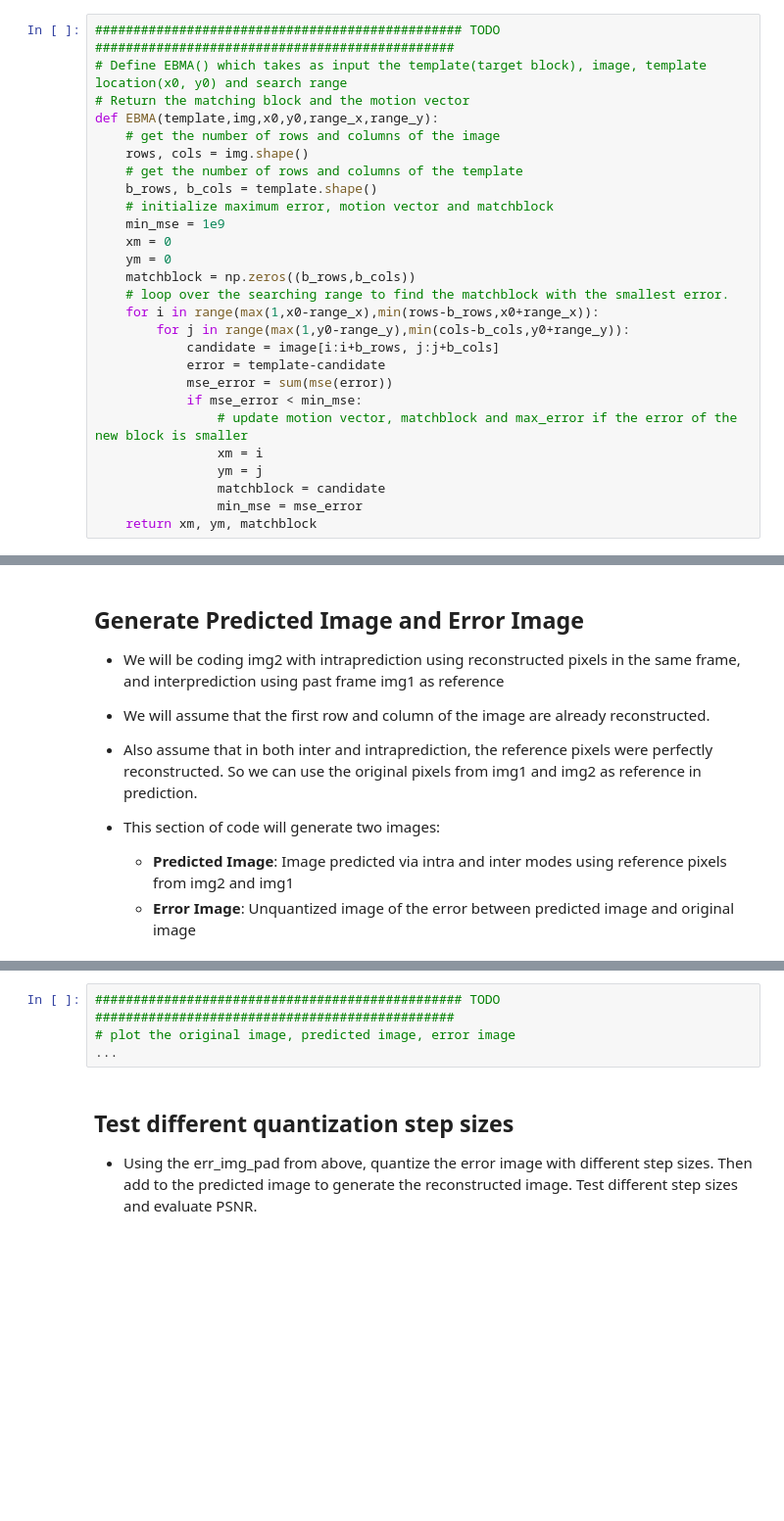
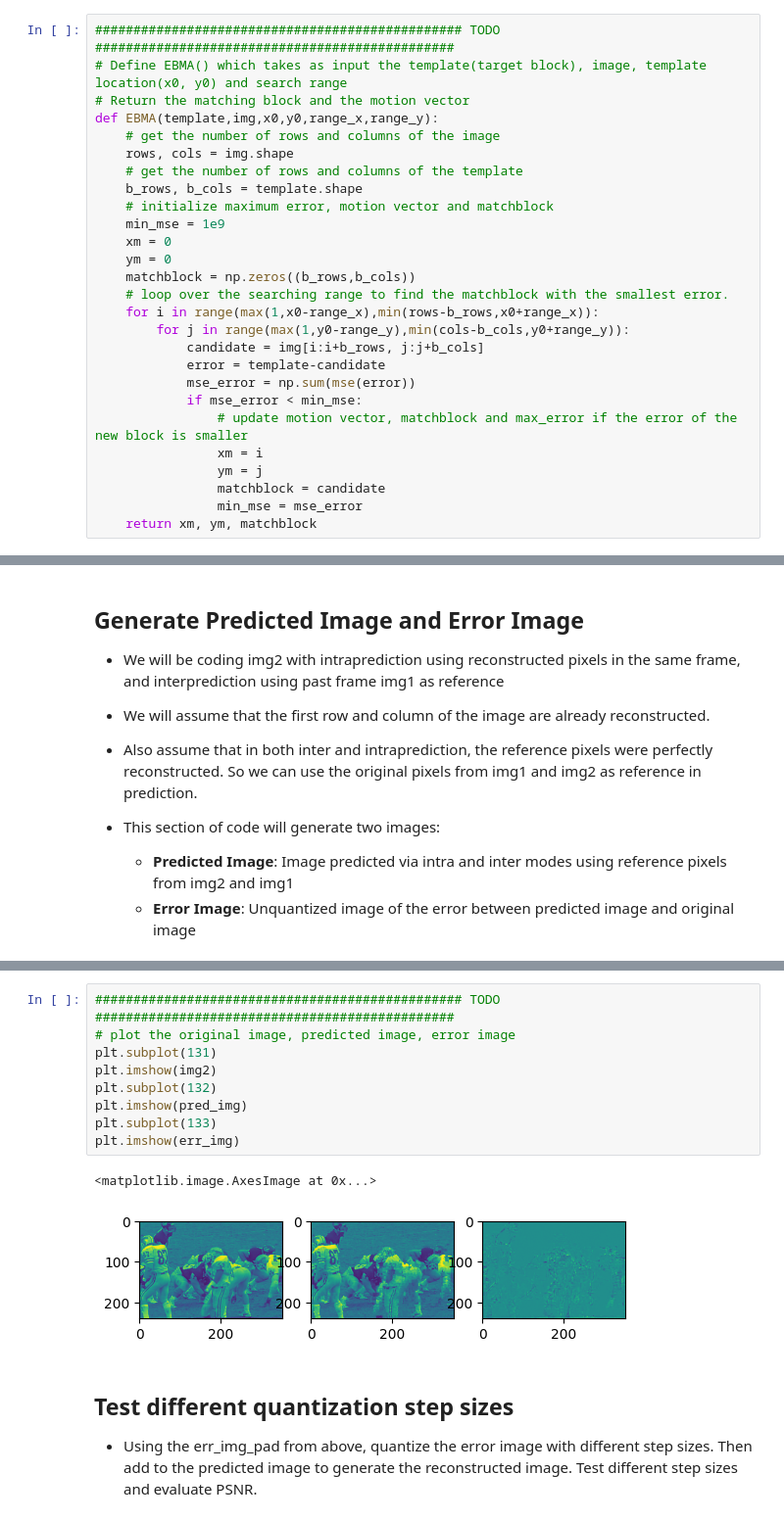
Before and after one commit to avani1998/ECE-6123-Image-and-Video-Processing, a Jupyter notebook: homework6.ipynb, the cells around one changed output, grey strips where cells are left out. Shown at 98% size. Drawn from its saved outputs; the diff is of its cells as text; blank space fills up the shorter version.

```diff
--- a/homework6.ipynb
+++ b/homework6.ipynb
@@ -87,9 +87,9 @@ def mse(error):
 # Return the matching block and the motion vector
 def EBMA(template,img,x0,y0,range_x,range_y):
     # get the number of rows and columns of the image
-    rows, cols = img.shape()
+    rows, cols = img.shape
     # get the number of rows and columns of the template
-    b_rows, b_cols = template.shape()
+    b_rows, b_cols = template.shape
     # initialize maximum error, motion vector and matchblock
     min_mse = 1e9
     xm = 0
@@ -98,9 +98,9 @@ def EBMA(template,img,x0,y0,range_x,range_y):
     # loop over the searching range to find the matchblock with the smallest error.
     for i in range(max(1,x0-range_x),min(rows-b_rows,x0+range_x)):
         for j in range(max(1,y0-range_y),min(cols-b_cols,y0+range_y)):
-            candidate = image[i:i+b_rows, j:j+b_cols]
+            candidate = img[i:i+b_rows, j:j+b_cols]
             error = template-candidate
-            mse_error = sum(mse(error))
+            mse_error = np.sum(mse(error))
             if mse_error < min_mse:
                 # update motion vector, matchblock and max_error if the error of the new block is smaller
                 xm = i
@@ -219,7 +244,15 @@ err_img = err_img_pad[0:rows,0:cols]
 # %%
 ################################################ TODO ###############################################
 # plot the original image, predicted image, error image
-...
+plt.subplot(131)
+plt.imshow(img2)
+plt.subplot(132)
+plt.imshow(pred_img)
+plt.subplot(133)
+plt.imshow(err_img)
+# %% [output]
+<matplotlib.image.AxesImage at 0x...>
+[figure, added]
 # %% [markdown]
 ## Test different quantization step sizes
 - Using the err_img_pad from above, quantize the error image with different step sizes. Then add to the predicted image to generate the reconstructed image. Test different step sizes and evaluate PSNR.
```
Also changed, not shown: parts of 1 cell of this notebook.
